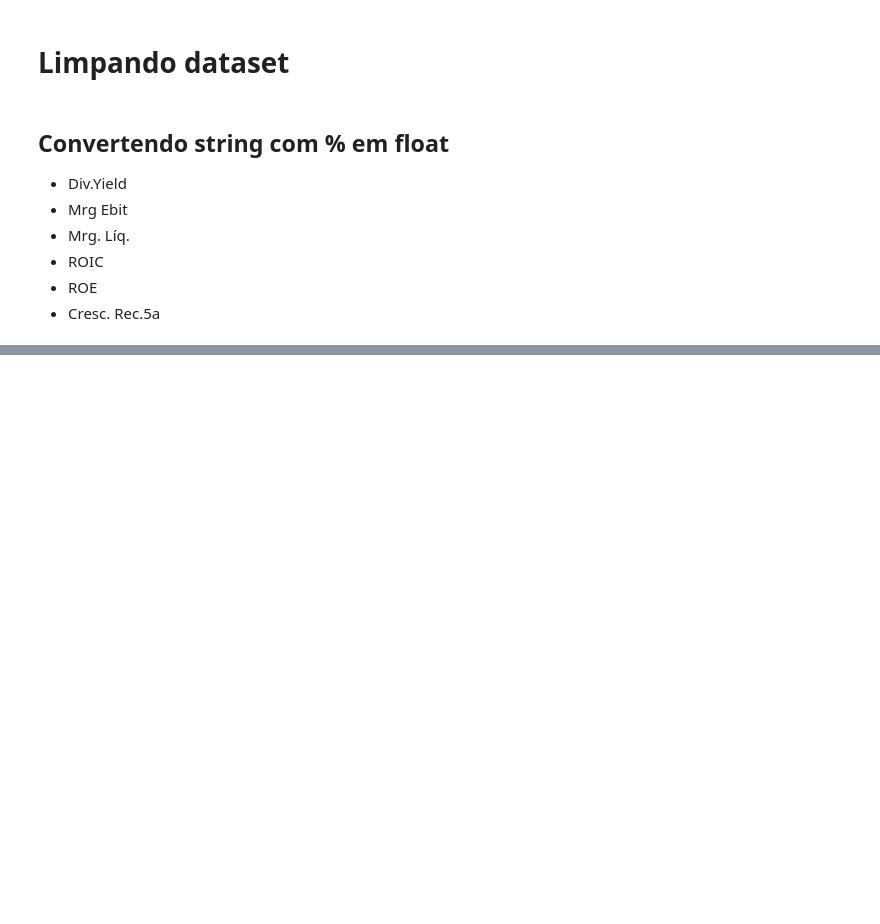
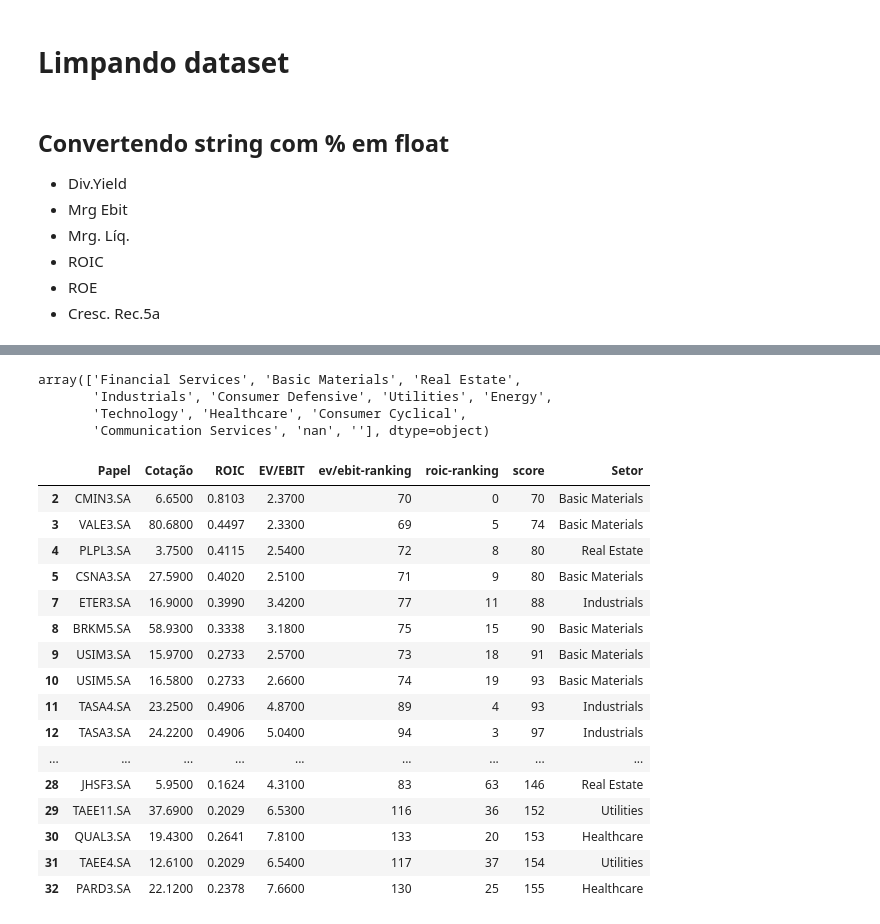
Before and after one commit to obrunogonzaga/ranking-br-stocks, a Jupyter notebook: formula-magica.ipynb, the cells around one changed output, grey strips where cells are left out. Cells and saved outputs as stored; diff of their text form; code cells hidden in the pictures; blank space fills up the shorter version.

```diff
--- a/formula-magica.ipynb
+++ b/formula-magica.ipynb
@@ -106,0 +151,10 @@ df.head(15)
+# %%
+def getSector(ticker):
+    info = yf.Ticker(ticker)
+    return info.info['sector']
+
+def getShortName(ticker):
+    info = yf.Ticker(ticker)
+    return info.info['shortName']
+
+getSector('B3SA3.SA')
@@ -106,0 +226,29 @@ df.head(15)
+# %%
+df_ranking['Setor'].unique()
+# %% [output]
+array(['Financial Services', 'Basic Materials', 'Real Estate',
+       'Industrials', 'Consumer Defensive', 'Utilities', 'Energy',
+       'Technology', 'Healthcare', 'Consumer Cyclical',
+       'Communication Services', 'nan', ''], dtype=object)
+# %%
+df_ranking = df_ranking[df_ranking['Setor'] != 'Financial Services']
+df_ranking = df_ranking[df_ranking['Setor'] != 'nan']
+df_ranking.head(30)
+# %% [output]
+|  | Papel | Cotação | ROIC | EV/EBIT | ev/ebit-ranking | roic-ranking | score | Setor |
+| 2 | CMIN3.SA | 6.6500 | 0.8103 | 2.3700 | 70 | 0 | 70 | Basic Materials |
+| 3 | VALE3.SA | 80.6800 | 0.4497 | 2.3300 | 69 | 5 | 74 | Basic Materials |
+| 4 | PLPL3.SA | 3.7500 | 0.4115 | 2.5400 | 72 | 8 | 80 | Real Estate |
+| 5 | CSNA3.SA | 27.5900 | 0.4020 | 2.5100 | 71 | 9 | 80 | Basic Materials |
+| 7 | ETER3.SA | 16.9000 | 0.3990 | 3.4200 | 77 | 11 | 88 | Industrials |
+| 8 | BRKM5.SA | 58.9300 | 0.3338 | 3.1800 | 75 | 15 | 90 | Basic Materials |
+| 9 | USIM3.SA | 15.9700 | 0.2733 | 2.5700 | 73 | 18 | 91 | Basic Materials |
+| 10 | USIM5.SA | 16.5800 | 0.2733 | 2.6600 | 74 | 19 | 93 | Basic Materials |
+| 11 | TASA4.SA | 23.2500 | 0.4906 | 4.8700 | 89 | 4 | 93 | Industrials |
+| 12 | TASA3.SA | 24.2200 | 0.4906 | 5.0400 | 94 | 3 | 97 | Industrials |
+| ... | ... | ... | ... | ... | ... | ... | ... | ... |
+| 28 | JHSF3.SA | 5.9500 | 0.1624 | 4.3100 | 83 | 63 | 146 | Real Estate |
+| 29 | TAEE11.SA | 37.6900 | 0.2029 | 6.5300 | 116 | 36 | 152 | Utilities |
+| 30 | QUAL3.SA | 19.4300 | 0.2641 | 7.8100 | 133 | 20 | 153 | Healthcare |
+| 31 | TAEE4.SA | 12.6100 | 0.2029 | 6.5400 | 117 | 37 | 154 | Utilities |
+| 32 | PARD3.SA | 22.1200 | 0.2378 | 7.6600 | 130 | 25 | 155 | Healthcare |
```
Also changed, not shown: parts of 10 cells of this notebook.
